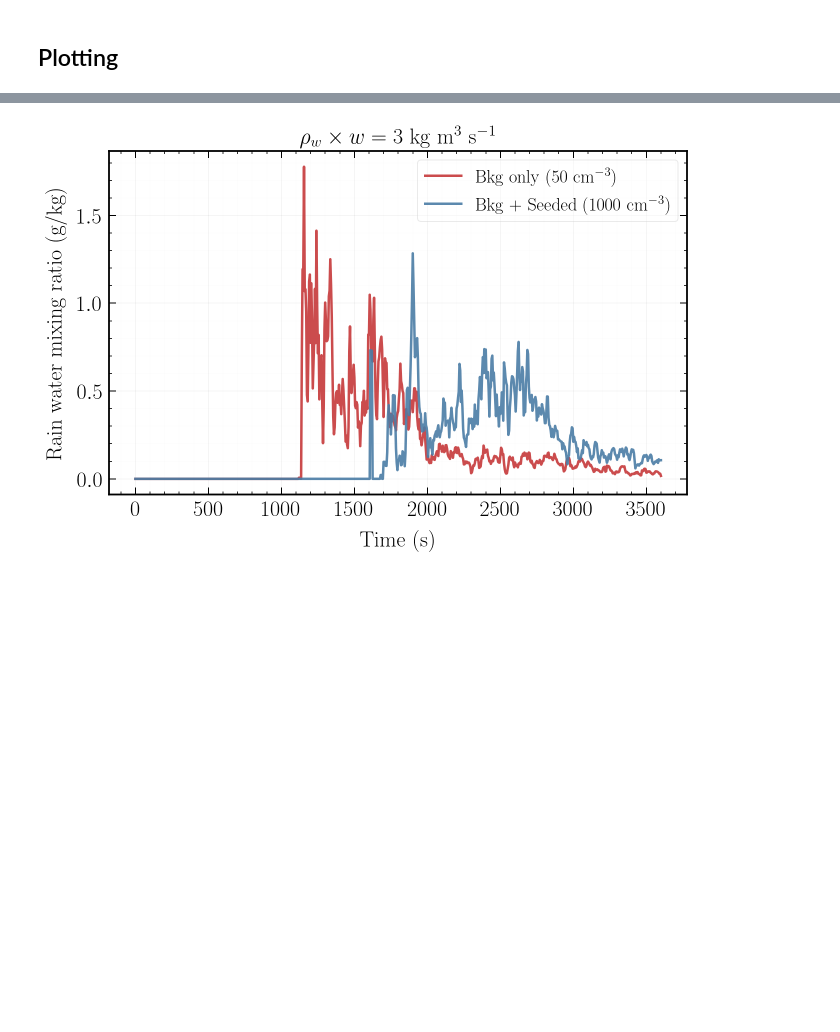
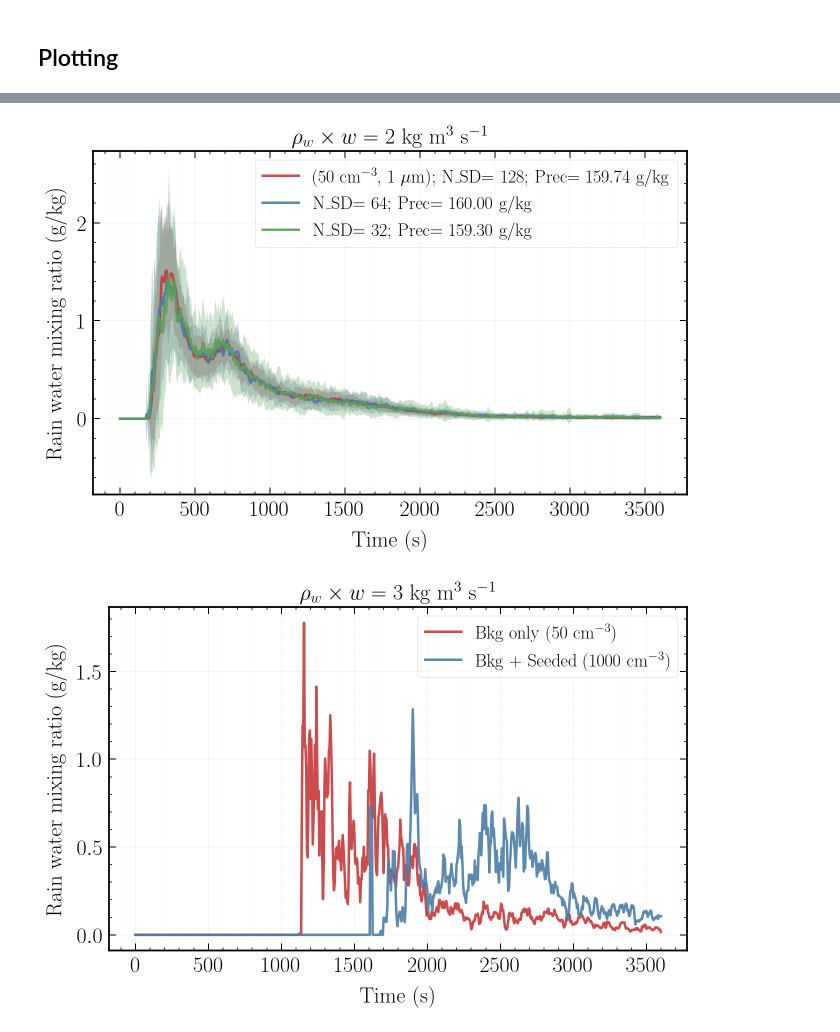
Before and after one commit to jtbuch/cloud-seeding-sdm, a Jupyter notebook: plot_script.ipynb, the cells around one changed output, grey strips where cells are left out. Saved outputs shown, nothing was run; the diff lists cells and outputs as text; code cells hidden in the pictures; blank space fills up the shorter version.

```diff
--- a/plot_script.ipynb
+++ b/plot_script.ipynb
@@ -207,3 +213,29 @@ plt.savefig('../../plots/rwmr_rhow=2.0_n1_50_n2_1000.pdf', bbox_inches='tight',
+# %%
+fig, ax= plt.subplots(1, 1, figsize= (9, 6) , constrained_layout= True)
+
+ax.plot(rain_xarr_rhow2_1['t'], rain_xarr_rhow2_1.sel(z= 25).mean(dim= "run").values, label= r'(50 cm$^{-3}$, 1 $\mu$m); N_SD= 128; Prec= %.2f g/kg'%np.sum(rain_xarr_rhow2_1.sel(z= 25).mean(dim= "run").values))
+ax.fill_between(rain_xarr_rhow2_1.t, rain_xarr_rhow2_1.sel(z= 25).mean(dim= "run") + rain_xarr_rhow2_1.sel(z= 25).std(dim= "run"), \
+                                        rain_xarr_rhow2_1.sel(z= 25).mean(dim= "run") - rain_xarr_rhow2_1.sel(z= 25).std(dim= "run"), alpha= 0.3)
+ax.plot(rain_xarr_rhow2_2['t'], rain_xarr_rhow2_2.sel(z= 25).mean(dim= "run").values, label= r' N_SD= 64; Prec= %.2f g/kg'%np.sum(rain_xarr_rhow2_2.sel(z= 25).mean(dim= "run").values))
+ax.fill_between(rain_xarr_rhow2_2.t, rain_xarr_rhow2_2.sel(z= 25).mean(dim= "run") + rain_xarr_rhow2_2.sel(z= 25).std(dim= "run"), \
+                                        rain_xarr_rhow2_2.sel(z= 25).mean(dim= "run") - rain_xarr_rhow2_2.sel(z= 25).std(dim= "run"), alpha= 0.3)
+ax.plot(rain_xarr_rhow2_3['t'], rain_xarr_rhow2_3.sel(z= 25).mean(dim= "run").values, label= r' N_SD= 32; Prec= %.2f g/kg'%np.sum(rain_xarr_rhow2_3.sel(z= 25).mean(dim= "run").values))
+ax.fill_between(rain_xarr_rhow2_3.t, rain_xarr_rhow2_3.sel(z= 25).mean(dim= "run") + rain_xarr_rhow2_3.sel(z= 25).std(dim= "run"), \
+                                        rain_xarr_rhow2_3.sel(z= 25).mean(dim= "run") - rain_xarr_rhow2_3.sel(z= 25).std(dim= "run"), alpha= 0.3)
+ax.set_xlabel('Time (s)', fontsize= 22);
+ax.set_ylabel('Rain water mixing ratio (g/kg)', fontsize= 22);
+ax.legend(loc= 'upper right', frameon= True, fontsize= 18);
+
+ax.set_title(r'$\rho_w \times w = 2$ kg m$^{3}$ s$^{-1}$', fontsize= 22);
+ax.tick_params(labeltop=False, top=True, labelright=False, right=True, which='both', labelsize= 22);
+ax.grid(visible=True, which='major', color='black', alpha=0.05, linestyle='-');
+ax.grid(visible=True, which='minor', color='black', alpha=0.01, linestyle='-');
+#ax[0].text(0.18, 0.8, r'$r = %.2f$'%, fontsize= 22, bbox=dict(boxstyle='round, pad=0.5', ec= 'black', fc= 'white'), \
+#            transform=ax[0].transAxes)
+#plt.savefig('../../plots/surface_rain_rhow=2.0_n1_50_n2_10_50_r2_1.pdf', bbox_inches='tight', dpi= 300);
+plt.savefig('../../plots/surface_rain_rhow=2.0_n1_50_n2_50_r2_1_nsd_plot.pdf', bbox_inches='tight', dpi= 300);
+# %% [output]
+[figure, added]
 # %%
 fig, ax= plt.subplots(1, 1, figsize= (9, 6) , constrained_layout= True)
 
```
Also changed, not shown: parts of 8 cells of this notebook.
